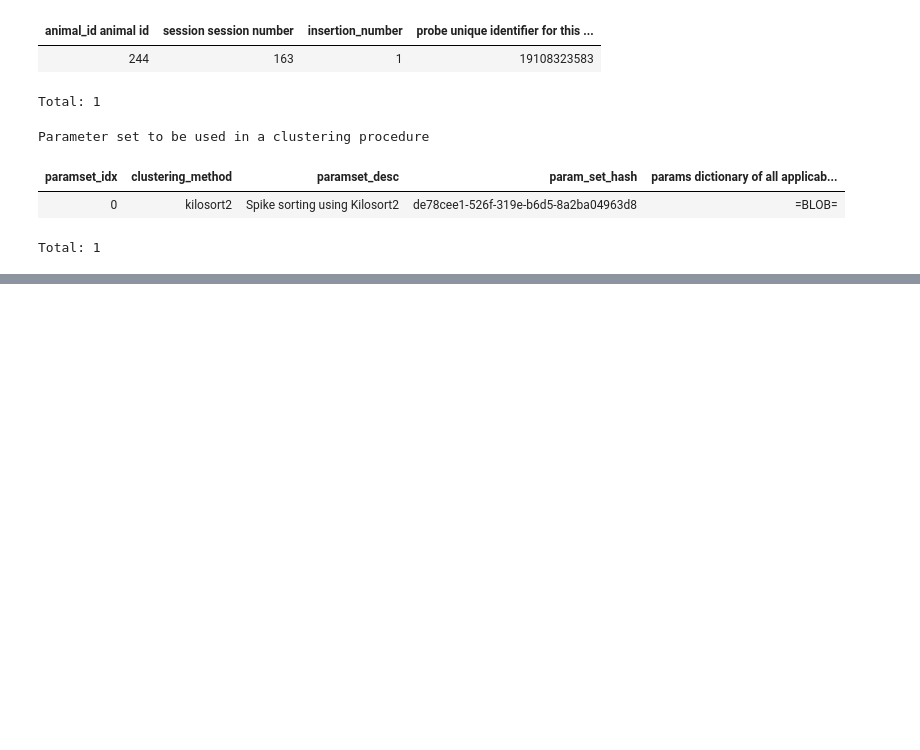
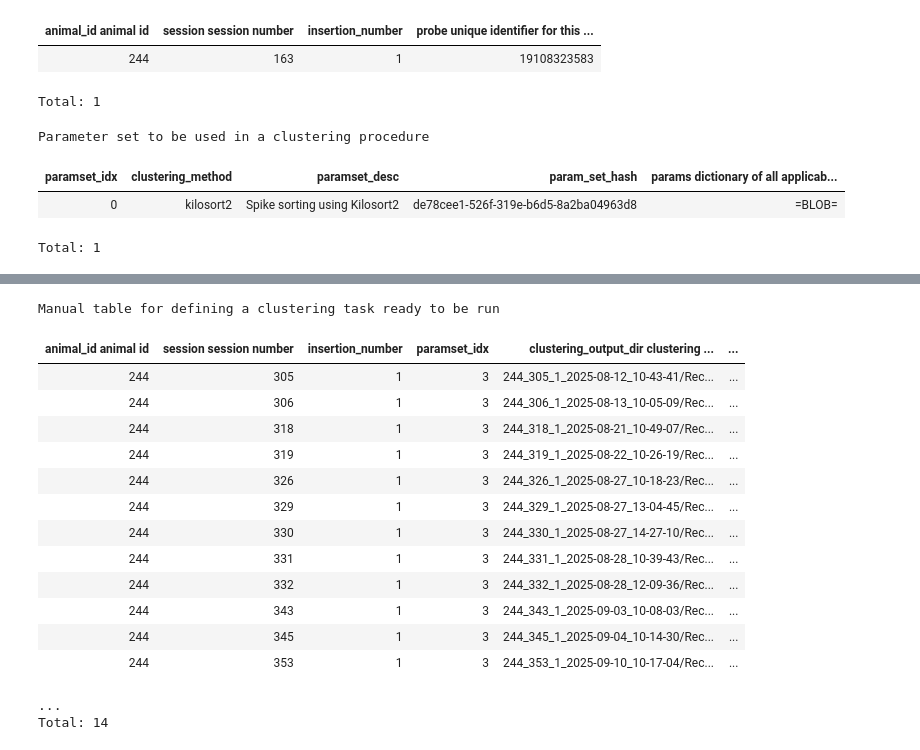
Before and after one commit to ef-lab/element-array-ephys, a Jupyter notebook: test_npx_pipe (1).ipynb, the cells around one changed output, grey strips where cells are left out. Saved outputs shown, nothing was run; the diff lists cells and outputs as text; code cells hidden in the pictures; blank space fills up the shorter version.

```diff
--- a/test_npx_pipe (1).ipynb
+++ b/test_npx_pipe (1).ipynb
@@ -806,0 +1230,19 @@ Total: 1
+# %%
+ephys.ClusteringTask() & "session > 300"
+# %% [output]
+Manual table for defining a clustering task ready to be run
+| animal_id animal id | session session number | insertion_number | paramset_idx | clustering_output_dir clustering ... | ... |
+| 244 | 305 | 1 | 3 | 244_305_1_2025-08-12_10-43-41/Rec... | ... |
+| 244 | 306 | 1 | 3 | 244_306_1_2025-08-13_10-05-09/Rec... | ... |
+| 244 | 318 | 1 | 3 | 244_318_1_2025-08-21_10-49-07/Rec... | ... |
+| 244 | 319 | 1 | 3 | 244_319_1_2025-08-22_10-26-19/Rec... | ... |
+| 244 | 326 | 1 | 3 | 244_326_1_2025-08-27_10-18-23/Rec... | ... |
+| 244 | 329 | 1 | 3 | 244_329_1_2025-08-27_13-04-45/Rec... | ... |
+| 244 | 330 | 1 | 3 | 244_330_1_2025-08-27_14-27-10/Rec... | ... |
+| 244 | 331 | 1 | 3 | 244_331_1_2025-08-28_10-39-43/Rec... | ... |
+| 244 | 332 | 1 | 3 | 244_332_1_2025-08-28_12-09-36/Rec... | ... |
+| 244 | 343 | 1 | 3 | 244_343_1_2025-09-03_10-08-03/Rec... | ... |
+| 244 | 345 | 1 | 3 | 244_345_1_2025-09-04_10-14-30/Rec... | ... |
+| 244 | 353 | 1 | 3 | 244_353_1_2025-09-10_10-17-04/Rec... | ... |
+...
+Total: 14
```
Also changed, not shown: parts of 24 cells of this notebook, 4 other files.
